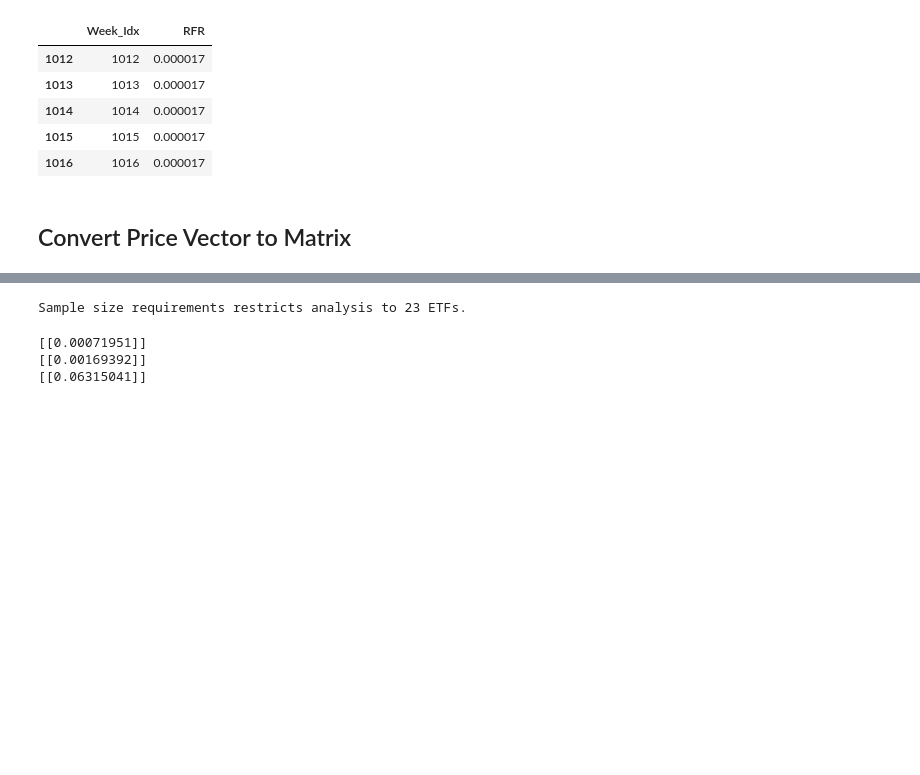
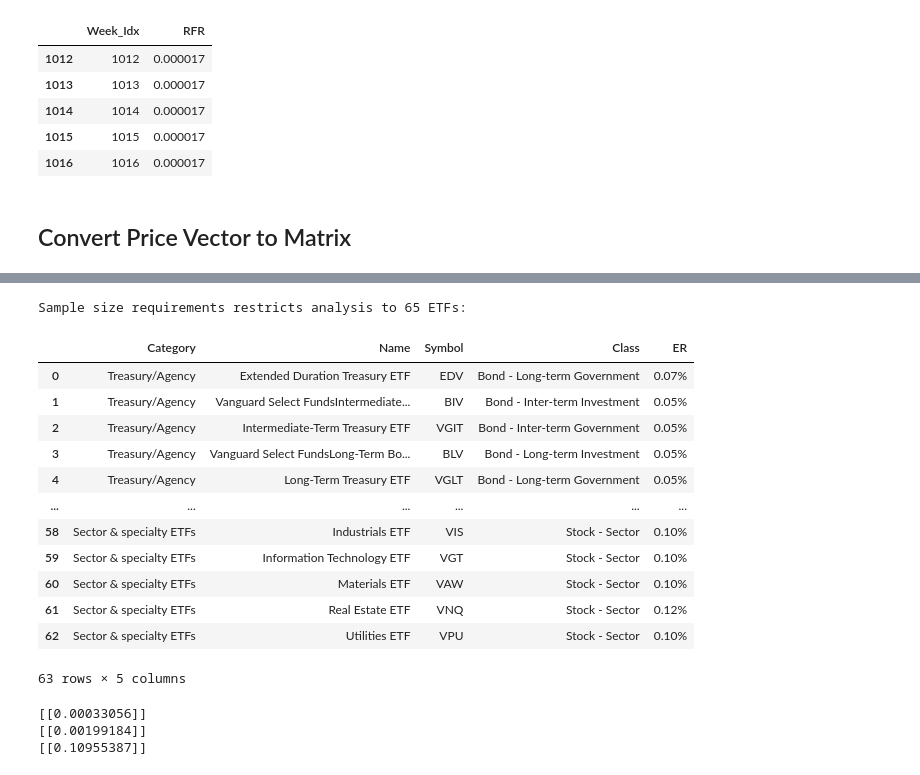
Before and after one commit to Matthew-Amos/Portfolio-Optimization, a Jupyter notebook: January_2021.ipynb, the cells around one changed output, grey strips where cells are left out. Drawn from its saved outputs; the diff is of its cells as text; code cells hidden in the pictures; blank space fills up the shorter version.

```diff
--- a/January_2021.ipynb
+++ b/January_2021.ipynb
@@ -221,19 +236,36 @@ import matplotlib.pyplot as plt
 %matplotlib inline
 plt.rcParams["figure.figsize"] = 8, 5
 # %%
-MINIMUM_SAMPLE_SIZE = 52*15
+MINIMUM_SAMPLE_SIZE = 52*10
+
 samples = [i for i in range(len(available_weeks)) if available_weeks[i]>=MINIMUM_SAMPLE_SIZE]
 sample_symbols = [price_mat.columns[i] for i in samples]
-print(f"Sample size requirements restricts analysis to {len(samples)} ETFs.")
 
 X = price_mat.iloc[(price_mat.shape[0]-MINIMUM_SAMPLE_SIZE):price_mat.shape[0], samples].copy()
 X.reset_index(inplace=True)
 X = X[(X.Week_Idx >= weekly_idx_rfr.Week_Idx.min()) & (X.Week_Idx <= weekly_idx_rfr.Week_Idx.max())]
 RFR = weekly_idx_rfr[weekly_idx_rfr.Week_Idx >= X.Week_Idx.min()]
 X.drop(columns=['Week_Idx'], inplace=True)
 assert X.shape[0] == RFR.shape[0], "RFR dimension mismtach"
+
+print(f"Sample size requirements restricts analysis to {len(samples)} ETFs:")
+ss_tbl = pd.merge(vanguard, pd.DataFrame({'Symbol': sample_symbols}), on='Symbol', how='inner')
+ss_tbl
 # %% [output]
-Sample size requirements restricts analysis to 23 ETFs.
+Sample size requirements restricts analysis to 65 ETFs:
+|  | Category | Name | Symbol | Class | ER |
+| 0 | Treasury/Agency | Extended Duration Treasury ETF | EDV | Bond - Long-term Government | 0.07% |
+| 1 | Treasury/Agency | Vanguard Select FundsIntermediate... | BIV | Bond - Inter-term Investment | 0.05% |
+| 2 | Treasury/Agency | Intermediate-Term Treasury ETF | VGIT | Bond - Inter-term Government | 0.05% |
+| 3 | Treasury/Agency | Vanguard Select FundsLong-Term Bo... | BLV | Bond - Long-term Investment | 0.05% |
+| 4 | Treasury/Agency | Long-Term Treasury ETF | VGLT | Bond - Long-term Government | 0.05% |
+| ... | ... | ... | ... | ... | ... |
+| 58 | Sector & specialty ETFs | Industrials ETF | VIS | Stock - Sector | 0.10% |
+| 59 | Sector & specialty ETFs | Information Technology ETF | VGT | Stock - Sector | 0.10% |
+| 60 | Sector & specialty ETFs | Materials ETF | VAW | Stock - Sector | 0.10% |
+| 61 | Sector & specialty ETFs | Real Estate ETF | VNQ | Stock - Sector | 0.12% |
+| 62 | Sector & specialty ETFs | Utilities ETF | VPU | Stock - Sector | 0.10% |
+63 rows × 5 columns
 # %%
 # Comput constants
 
@@ -276,7 +308,7 @@ print(port_var(w, S))
 print(port_ret(w, U))
 print(port_eff(w, U, S))
 # %% [output]
-[[0.00071951]]
-[[0.00169392]]
-[[0.06315041]]
+[[0.00033056]]
+[[0.00199184]]
+[[0.10955387]]
 # %%
```
Also changed, not shown: parts of 9 cells of this notebook, 3 other files.
